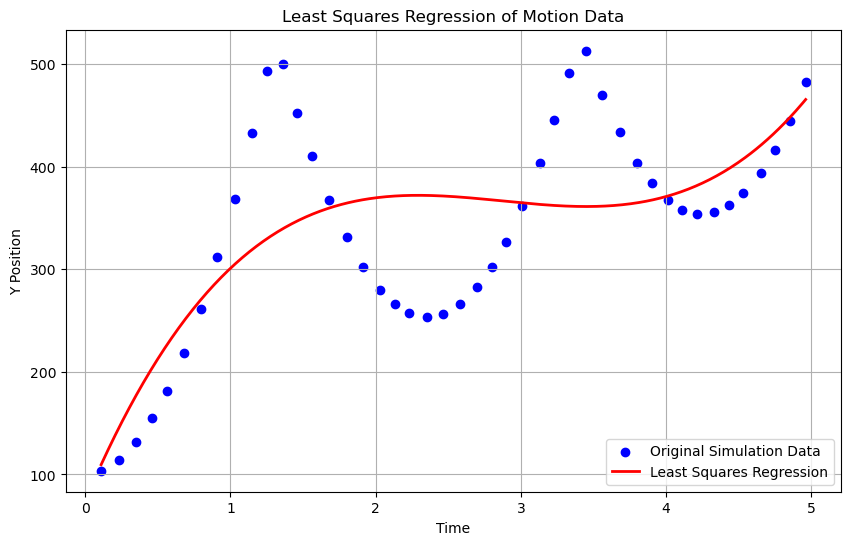
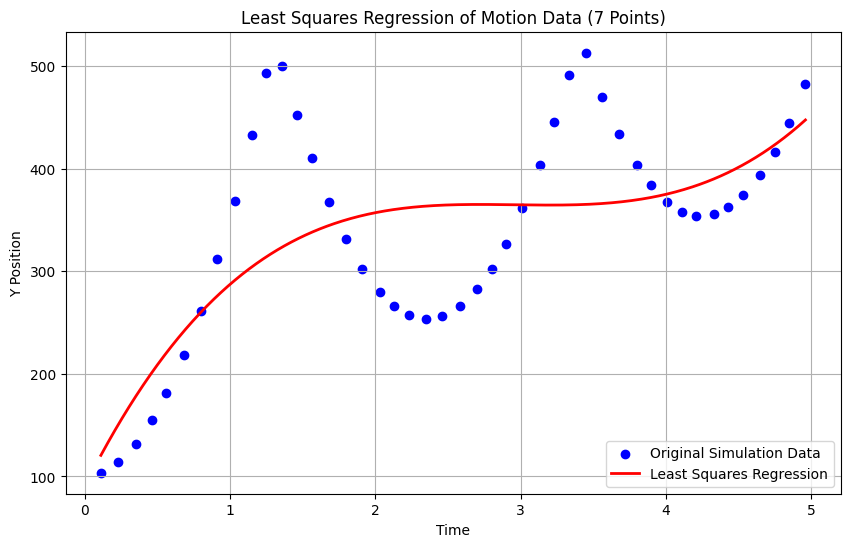
Code edit (unified diff) that turned the first committed figure into the second:
--- before
+++ after
@@ -1,6 +1,8 @@
 
+# Use fewer points for Least Squares Regression
+data_subset = data.iloc[::7]
 
-t = data["time"].values
-y = data["y"].values
+t = data_subset["time"].values
+y = data_subset["y"].values
 
 # =========================
@@ -52,8 +54,8 @@
 
 # Original data
-plt.scatter(t, y, color='blue', label='Original Simulation Data')
+plt.scatter(data["time"], data["y"], color='blue', label='Original Simulation Data')
 
 # Least squares curve
-t_smooth = np.linspace(min(t), max(t), 500)
+t_smooth = np.linspace(min(data["time"]), max(data["time"]), 500)
 plt.plot(t_smooth, poly(t_smooth),
          color='red',
@@ -63,5 +65,5 @@
 plt.xlabel("Time")
 plt.ylabel("Y Position")
-plt.title("Least Squares Regression of Motion Data")
+plt.title("Least Squares Regression of Motion Data (7 Points)")
 
 plt.legend()

Commit: Udated